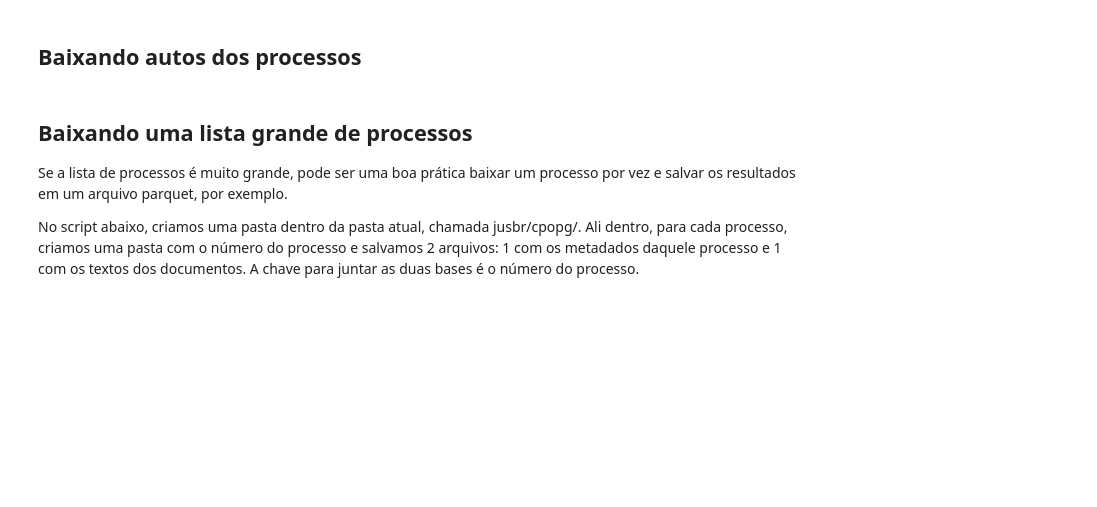
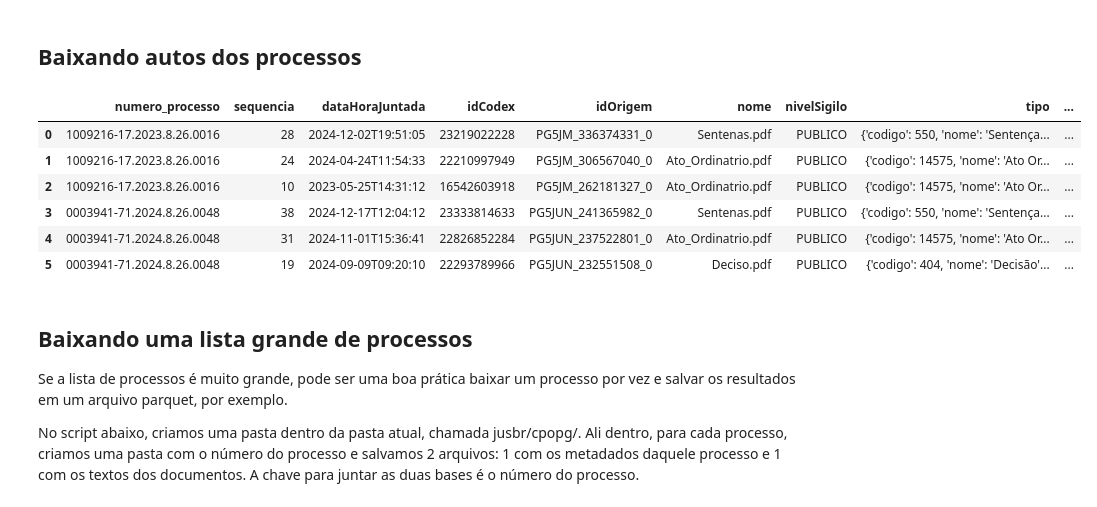
Before and after one commit to jtrecenti/juscraper, a Jupyter notebook: notebooks/jusbr.ipynb, the cells around one changed output. Drawn from its saved outputs; the diff is of its cells as text; code cells hidden in the pictures; blank space fills up the shorter version.

```diff
--- a/notebooks/jusbr.ipynb
+++ b/notebooks/jusbr.ipynb
@@ -48,5 +72,14 @@ Se quiser visualizar o texto do caso:
 # %%
 df_docs = jusbr.download_documents(resultados)
 
-df_docs
+print(df_docs.shape)
+df_docs.head(3)
+# %% [output]
+|  | numero_processo | sequencia | dataHoraJuntada | idCodex | idOrigem | nome | nivelSigilo | tipo | ... |
+| 0 | 1009216-17.2023.8.26.0016 | 28 | 2024-12-02T19:51:05 | 23219022228 | PG5JM_336374331_0 | Sentenas.pdf | PUBLICO | {'codigo': 550, 'nome': 'Sentença... | ... |
+| 1 | 1009216-17.2023.8.26.0016 | 24 | 2024-04-24T11:54:33 | 22210997949 | PG5JM_306567040_0 | Ato_Ordinatrio.pdf | PUBLICO | {'codigo': 14575, 'nome': 'Ato Or... | ... |
+| 2 | 1009216-17.2023.8.26.0016 | 10 | 2023-05-25T14:31:12 | 16542603918 | PG5JM_262181327_0 | Ato_Ordinatrio.pdf | PUBLICO | {'codigo': 14575, 'nome': 'Ato Or... | ... |
+| 3 | 0003941-71.2024.8.26.0048 | 38 | 2024-12-17T12:04:12 | 23333814633 | PG5JUN_241365982_0 | Sentenas.pdf | PUBLICO | {'codigo': 550, 'nome': 'Sentença... | ... |
+| 4 | 0003941-71.2024.8.26.0048 | 31 | 2024-11-01T15:36:41 | 22826852284 | PG5JUN_237522801_0 | Ato_Ordinatrio.pdf | PUBLICO | {'codigo': 14575, 'nome': 'Ato Or... | ... |
+| 5 | 0003941-71.2024.8.26.0048 | 19 | 2024-09-09T09:20:10 | 22293789966 | PG5JUN_232551508_0 | Deciso.pdf | PUBLICO | {'codigo': 404, 'nome': 'Decisão'... | ... |
 # %%
```
Also changed, not shown: parts of 6 cells of this notebook, 6 other files.
